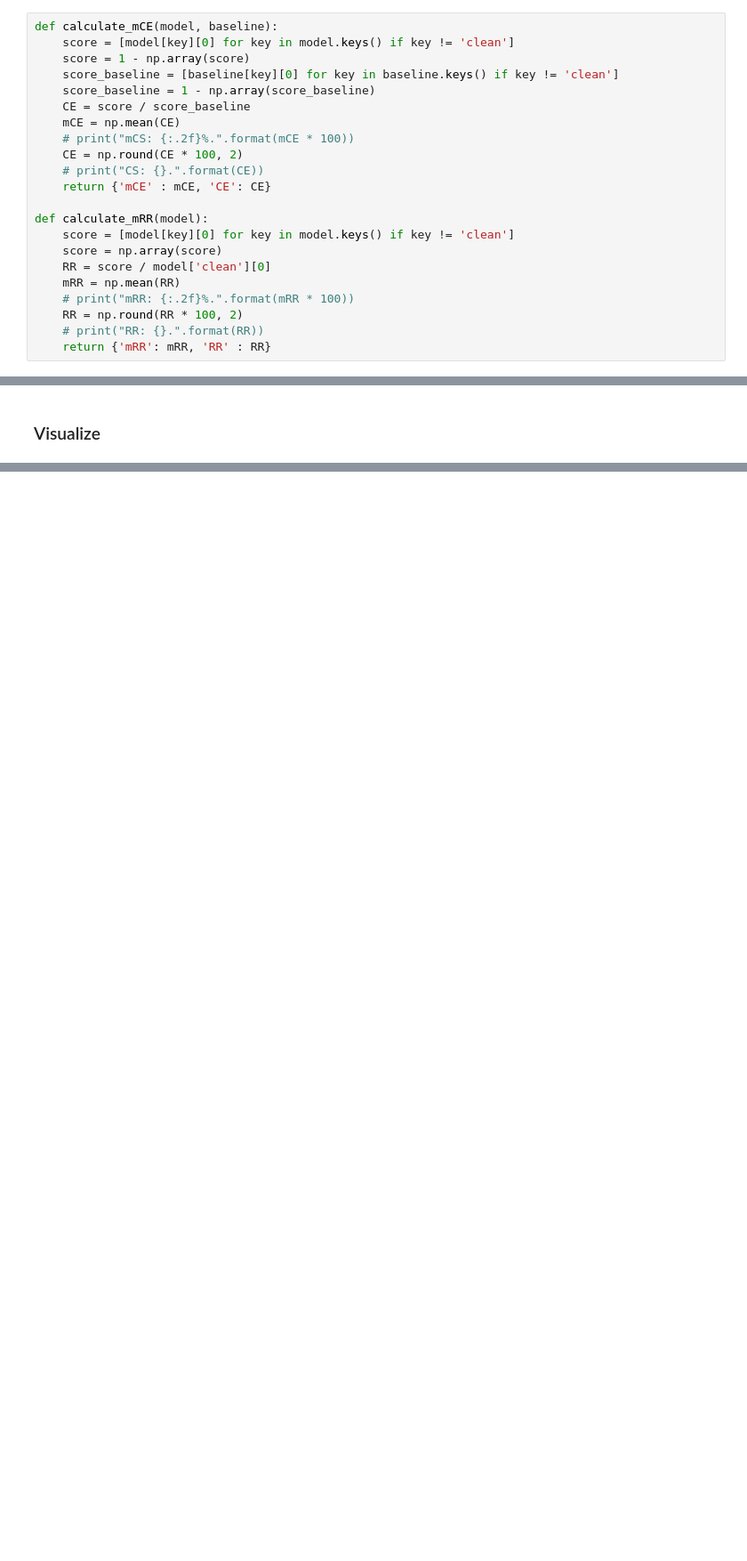
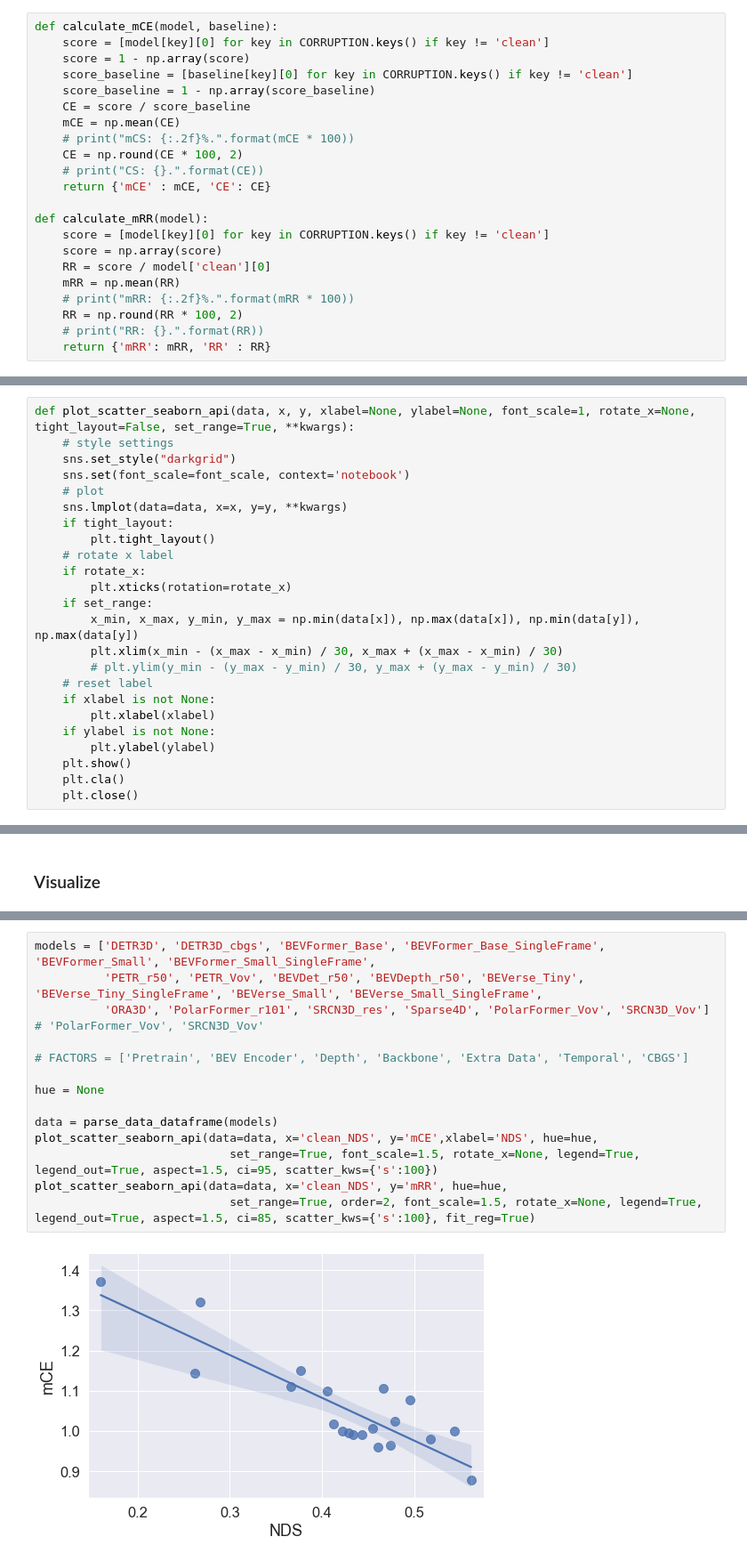
Before and after one commit to Daniel-xsy/RoboBEV, a Jupyter notebook: corruptions/tools/visual_tools/visualize.ipynb, the cells around one changed output, grey strips where cells are left out. Shown at 89% size. Saved outputs shown, nothing was run; the diff lists cells and outputs as text; blank space fills up the shorter version.

Commit message:
Update visualization tool

```diff
--- a/corruptions/tools/visual_tools/visualize.ipynb
+++ b/corruptions/tools/visual_tools/visualize.ipynb
@@ -263,9 +502,9 @@ Sparse4D = {
 ### Calculate tools
 # %%
 def calculate_mCE(model, baseline):
-    score = [model[key][0] for key in model.keys() if key != 'clean']
+    score = [model[key][0] for key in CORRUPTION.keys() if key != 'clean']
     score = 1 - np.array(score)
-    score_baseline = [baseline[key][0] for key in baseline.keys() if key != 'clean']
+    score_baseline = [baseline[key][0] for key in CORRUPTION.keys() if key != 'clean']
     score_baseline = 1 - np.array(score_baseline)
     CE = score / score_baseline
     mCE = np.mean(CE)
@@ -275,7 +514,7 @@ def calculate_mCE(model, baseline):
     return {'mCE' : mCE, 'CE': CE}
 
 def calculate_mRR(model):
-    score = [model[key][0] for key in model.keys() if key != 'clean']
+    score = [model[key][0] for key in CORRUPTION.keys() if key != 'clean']
     score = np.array(score)
     RR = score / model['clean'][0]
     mRR = np.mean(RR)
@@ -379,0 +669,24 @@ def plot_scatter_api(xs, ys, labels, xtitle, ytitle, out_path, size=(6, 6), chan
+# %%
+def plot_scatter_seaborn_api(data, x, y, xlabel=None, ylabel=None, font_scale=1, rotate_x=None, tight_layout=False, set_range=True, **kwargs):
+    # style settings
+    sns.set_style("darkgrid")
+    sns.set(font_scale=font_scale, context='notebook')
+    # plot
+    sns.lmplot(data=data, x=x, y=y, **kwargs)
+    if tight_layout:
+        plt.tight_layout()
+    # rotate x label
+    if rotate_x:
+        plt.xticks(rotation=rotate_x)
+    if set_range:
+        x_min, x_max, y_min, y_max = np.min(data[x]), np.max(data[x]), np.min(data[y]), np.max(data[y])
+        plt.xlim(x_min - (x_max - x_min) / 30, x_max + (x_max - x_min) / 30)
+        # plt.ylim(y_min - (y_max - y_min) / 30, y_max + (y_max - y_min) / 30)
+    # reset label
+    if xlabel is not None:
+        plt.xlabel(xlabel)
+    if ylabel is not None:
+        plt.ylabel(ylabel)
+    plt.show()
+    plt.cla()
+    plt.close()
@@ -394,0 +723,16 @@ plot_scatter_api(clean_NDS, mCE, models, 'NDS', 'mCE', out_path='../../figs/test
+# %%
+models = ['DETR3D', 'DETR3D_cbgs', 'BEVFormer_Base', 'BEVFormer_Base_SingleFrame', 'BEVFormer_Small', 'BEVFormer_Small_SingleFrame',
+          'PETR_r50', 'PETR_Vov', 'BEVDet_r50', 'BEVDepth_r50', 'BEVerse_Tiny', 'BEVerse_Tiny_SingleFrame', 'BEVerse_Small', 'BEVerse_Small_SingleFrame',
+          'ORA3D', 'PolarFormer_r101', 'SRCN3D_res', 'Sparse4D', 'PolarFormer_Vov', 'SRCN3D_Vov'] # 'PolarFormer_Vov', 'SRCN3D_Vov'
+
+# FACTORS = ['Pretrain', 'BEV Encoder', 'Depth', 'Backbone', 'Extra Data', 'Temporal', 'CBGS']
+
+hue = None
+
+data = parse_data_dataframe(models)
+plot_scatter_seaborn_api(data=data, x='clean_NDS', y='mCE',xlabel='NDS', hue=hue,
+                            set_range=True, font_scale=1.5, rotate_x=None, legend=True, legend_out=True, aspect=1.5, ci=95, scatter_kws={'s':100})
+plot_scatter_seaborn_api(data=data, x='clean_NDS', y='mRR', hue=hue,
+                            set_range=True, order=2, font_scale=1.5, rotate_x=None, legend=True, legend_out=True, aspect=1.5, ci=85, scatter_kws={'s':100}, fit_reg=True)
+# %% [output]
+[figure, added]
```
Also changed, not shown: parts of 52 cells of this notebook.
